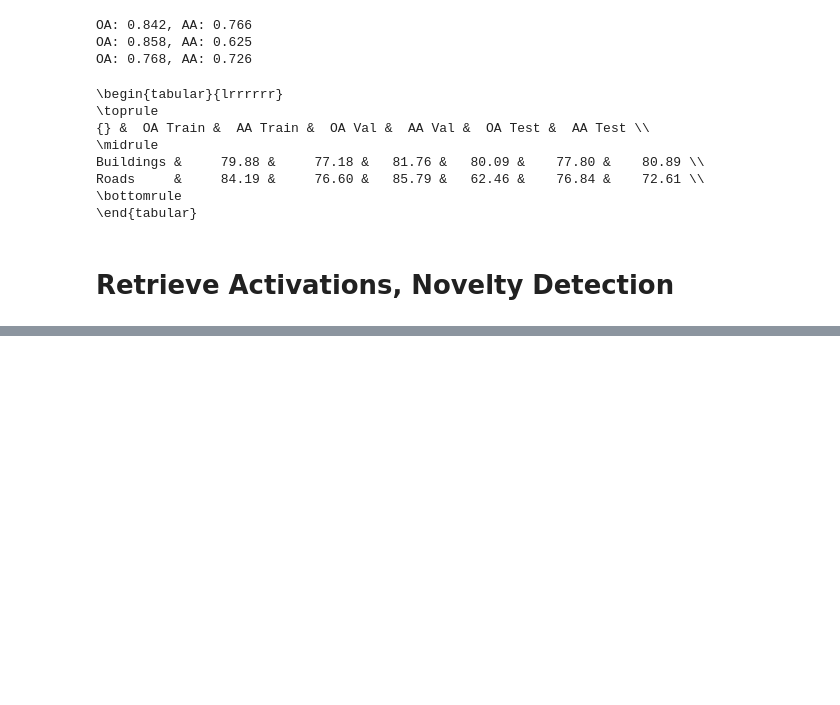
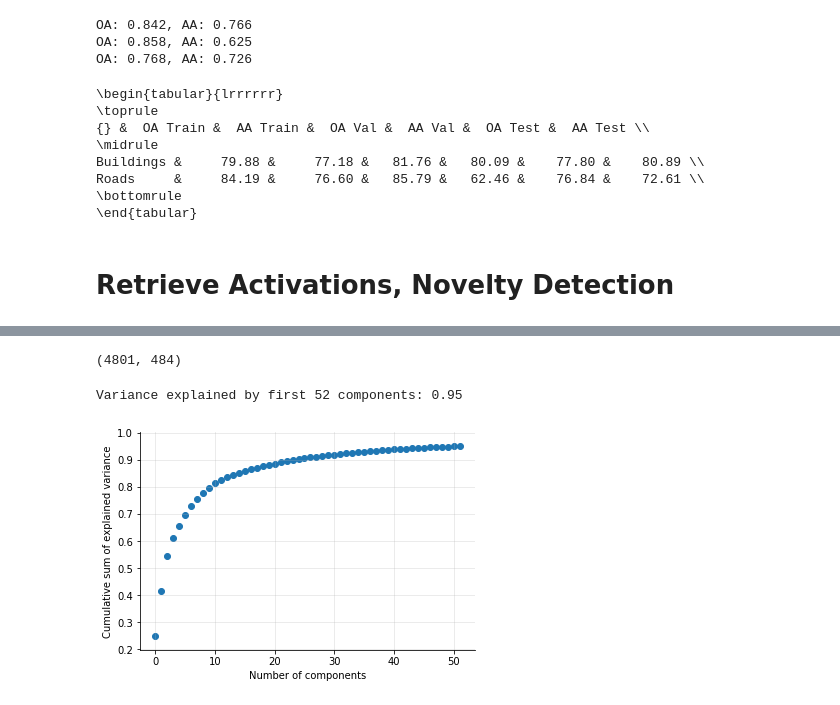
Before and after one commit to CyrilWendl/SIE-Master, a Jupyter notebook: Zurich/pytorch/PyTorch Hypercolumn Novelty-Copy1.ipynb, the cells around one changed output, grey strips where cells are left out. Drawn from its saved outputs; the diff is of its cells as text; code cells hidden in the pictures; blank space fills up the shorter version.

Commit message:
Activations retrieve

```diff
--- a/Zurich/pytorch/PyTorch Hypercolumn Novelty-Copy1.ipynb
+++ b/Zurich/pytorch/PyTorch Hypercolumn Novelty-Copy1.ipynb
@@ -359 +363,3 @@ a = np.concatenate(a)
+# %%
+a_flat = np.concatenate(np.concatenate(a))
 # %%
@@ -362,0 +387,27 @@ a.shape
+# %%
+np.shape(draw_subsamples(a_flat, .001))
+# %% [output]
+(4801, 484)
+# %%
+# create density tree for activation weights of training data
+# PCA
+pca = decomposition.PCA(n_components=.95)
+pca.fit(draw_subsamples(a_flat, .001))  # fit on training set without background pixels
+n_components = np.alen(pca.explained_variance_ratio_)
+print("Variance explained by first %i components: %.2f" % (
+    n_components, sum(pca.explained_variance_ratio_)))
+# %% [output]
+Variance explained by first 52 components: 0.95
+# %%
+# Plot cumulative explained variance
+fig = plt.figure()
+plt.scatter(np.arange(n_components), np.cumsum(pca.explained_variance_ratio_))
+plt.xlabel("Number of components")
+plt.ylabel("Cumulative sum of explained variance")
+plt.grid(alpha=.3)
+fig.axes[0].spines['right'].set_visible(False)
+fig.axes[0].spines['top'].set_visible(False)
+plt.savefig("Figures/pca_components_wo_cl_" + str(class_to_remove) + ".pdf",
+            bbox_inches='tight', pad_inches=0)
+# %% [output]
+[figure, added]
```
Also changed, not shown: parts of 7 cells of this notebook, 4 other files.
